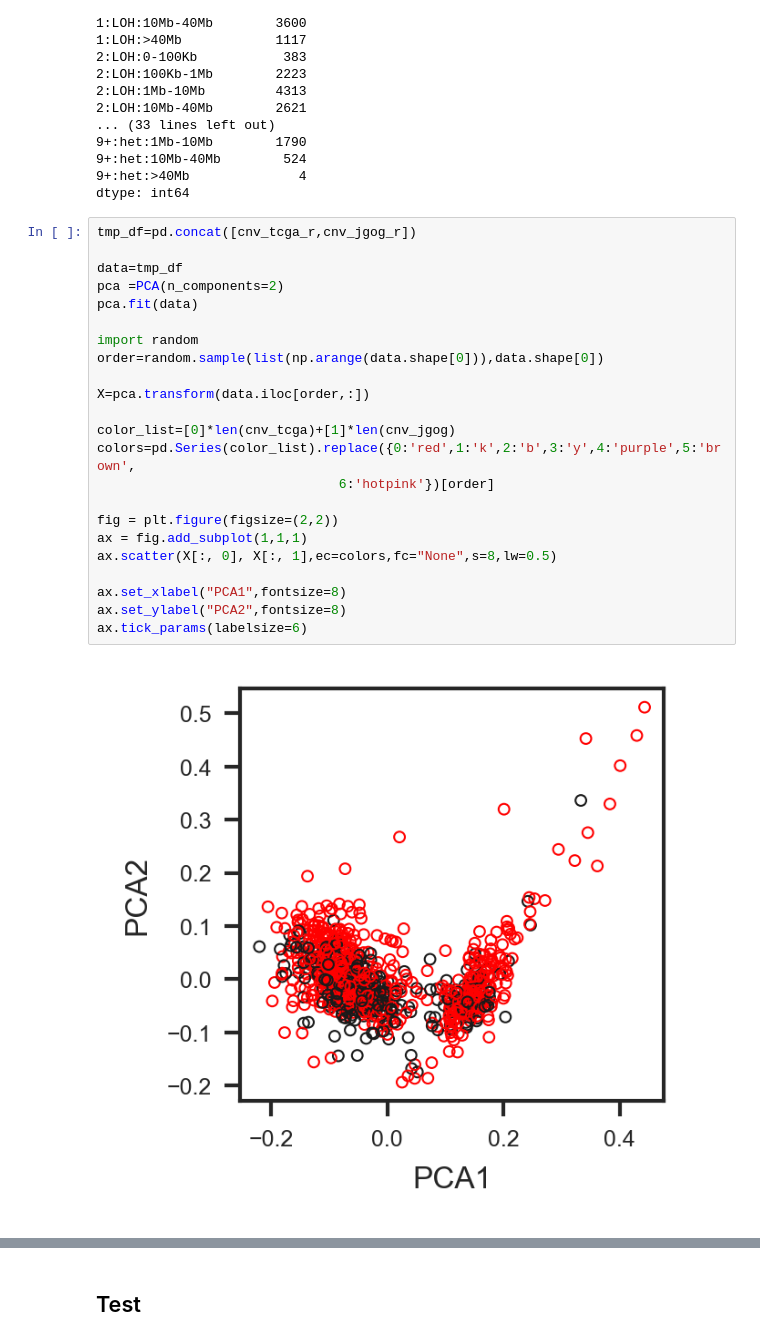
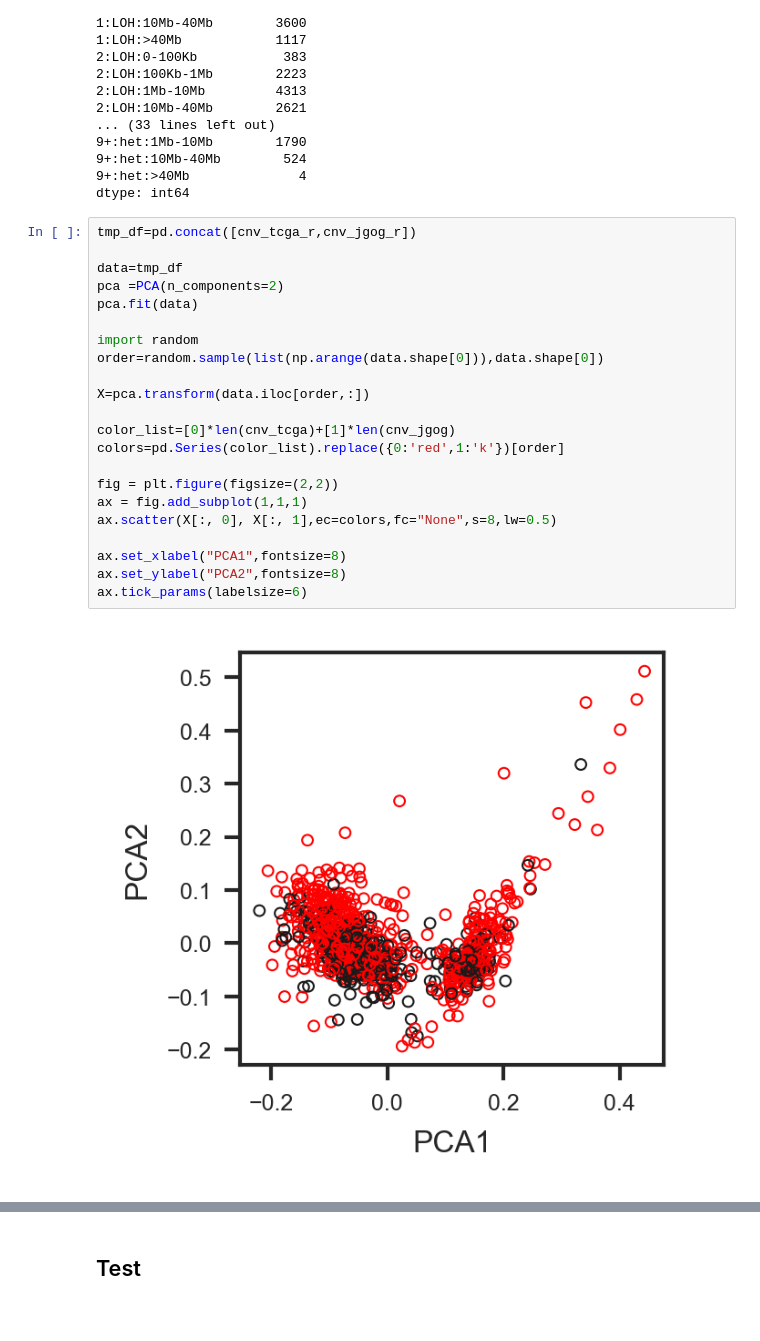
Before and after one commit to shirotak/JGOG_HGEOC, a Jupyter notebook: code/Machine_learning/ML_prediction.ipynb, the cells around one changed output, grey strips where cells are left out. Cells and saved outputs as stored; diff of their text form.

```diff
--- a/code/Machine_learning/ML_prediction.ipynb
+++ b/code/Machine_learning/ML_prediction.ipynb
@@ -285,25 +236,24 @@ dtype: int64
 # %%
 tmp_df=pd.concat([cnv_tcga_r,cnv_jgog_r])
 
 data=tmp_df
 pca =PCA(n_components=2)
 pca.fit(data)
 
 import random
 order=random.sample(list(np.arange(data.shape[0])),data.shape[0])
 
 X=pca.transform(data.iloc[order,:])
 
 color_list=[0]*len(cnv_tcga)+[1]*len(cnv_jgog)
-colors=pd.Series(color_list).replace({0:'red',1:'k',2:'b',3:'y',4:'purple',5:'brown',
-                               6:'hotpink'})[order]
+colors=pd.Series(color_list).replace({0:'red',1:'k'})[order]
 
 fig = plt.figure(figsize=(2,2))
 ax = fig.add_subplot(1,1,1)
 ax.scatter(X[:, 0], X[:, 1],ec=colors,fc="None",s=8,lw=0.5)
 
 ax.set_xlabel("PCA1",fontsize=8)
 ax.set_ylabel("PCA2",fontsize=8)
 ax.tick_params(labelsize=6)
 # %% [output]
-[figure, old version]
+[figure, new version]
```
Also changed, not shown: parts of 44 cells of this notebook, 20 other files.
